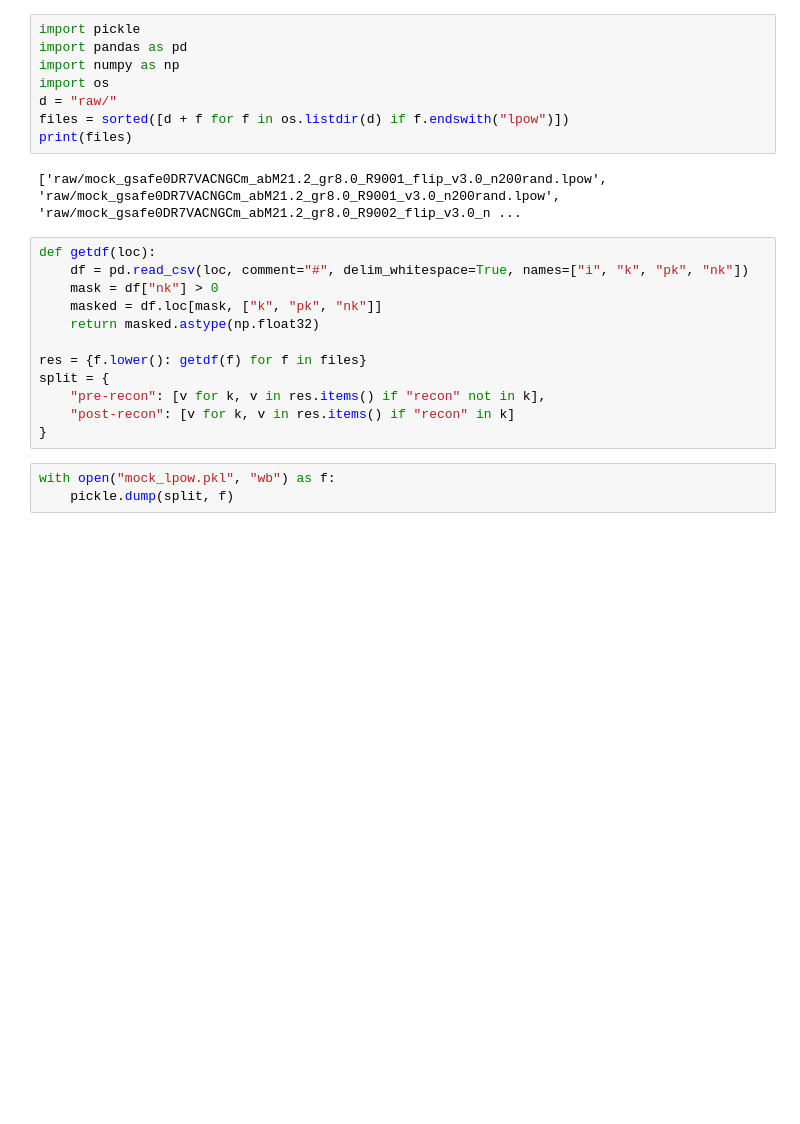
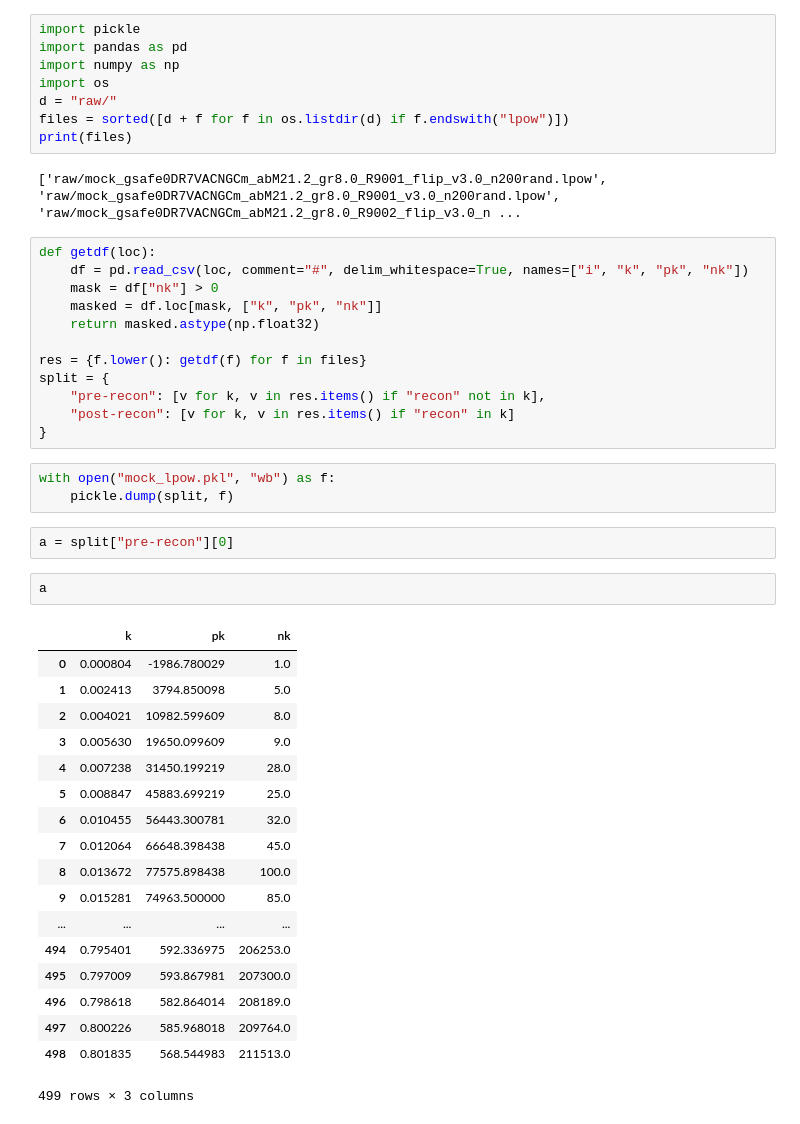
Before and after one commit to Samreay/Barry, a Jupyter notebook: barry/data/sdss_mgs_mocks/pickleit.ipynb, the cells around one changed output. Saved outputs shown, nothing was run; the diff lists cells and outputs as text; blank space fills up the shorter version.

```diff
--- a/barry/data/sdss_mgs_mocks/pickleit.ipynb
+++ b/barry/data/sdss_mgs_mocks/pickleit.ipynb
@@ -23,3 +23,26 @@ split = {
 # %%
 with open("mock_lpow.pkl", "wb") as f:
     pickle.dump(split, f)
+# %%
+a = split["pre-recon"][0]
+# %%
+a
+# %% [output]
+|  | k | pk | nk |
+| 0 | 0.000804 | -1986.780029 | 1.0 |
+| 1 | 0.002413 | 3794.850098 | 5.0 |
+| 2 | 0.004021 | 10982.599609 | 8.0 |
+| 3 | 0.005630 | 19650.099609 | 9.0 |
+| 4 | 0.007238 | 31450.199219 | 28.0 |
+| 5 | 0.008847 | 45883.699219 | 25.0 |
+| 6 | 0.010455 | 56443.300781 | 32.0 |
+| 7 | 0.012064 | 66648.398438 | 45.0 |
+| 8 | 0.013672 | 77575.898438 | 100.0 |
+| 9 | 0.015281 | 74963.500000 | 85.0 |
+| ... | ... | ... | ... |
+| 494 | 0.795401 | 592.336975 | 206253.0 |
+| 495 | 0.797009 | 593.867981 | 207300.0 |
+| 496 | 0.798618 | 582.864014 | 208189.0 |
+| 497 | 0.800226 | 585.968018 | 209764.0 |
+| 498 | 0.801835 | 568.544983 | 211513.0 |
+499 rows × 3 columns
```
Also changed, not shown: 7 other files.
